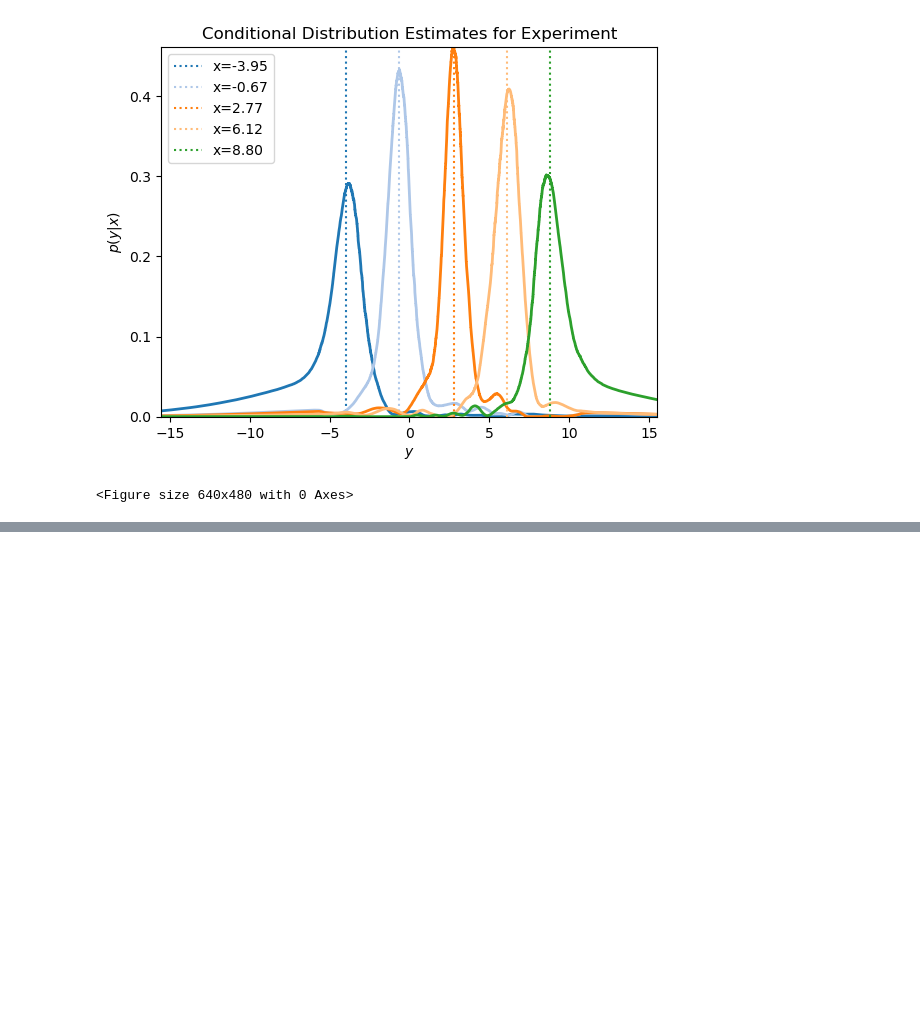
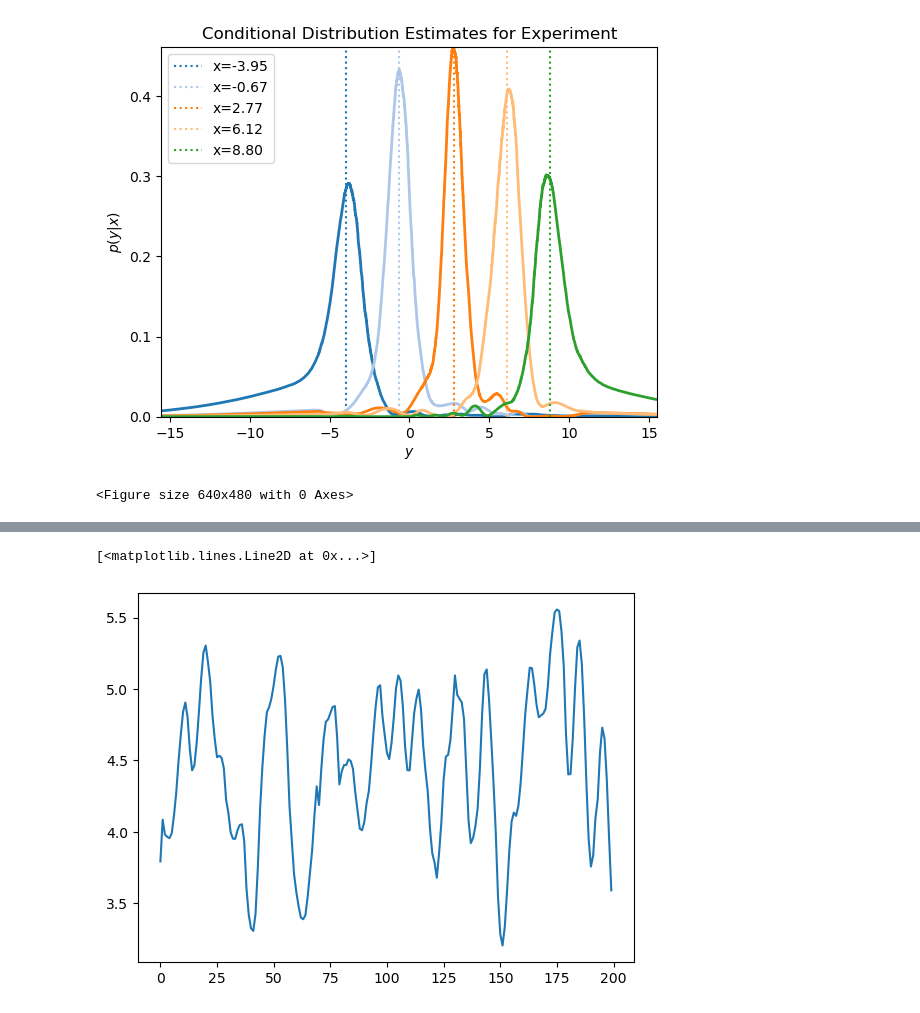
Before and after one commit to hsanter/DAPyr-nle, a Jupyter notebook: src/notebooks/SanterPoterjoy26.ipynb, the cells around one changed output, grey strips where cells are left out. Saved outputs shown, nothing was run; the diff lists cells and outputs as text; code cells hidden in the pictures; blank space fills up the shorter version.

```diff
--- a/src/notebooks/SanterPoterjoy26.ipynb
+++ b/src/notebooks/SanterPoterjoy26.ipynb
@@ -16,6 +16,7 @@ reload(dap)
 np.set_printoptions(suppress=True)
 # %%
 poep = {'mu': 0, 'sigma': 2.0}
+uoep = {'mu': 0, 'sigma': 2.0}
 poep_gaus_lg = {'mu': 0, 'sigma': 1.8}
 poep_gaus_cauchy = {'mu': 0, 'sigma': 0.5}
 # original experiments were gamma = 0.2!
@@ -176,3 +218,34 @@ plot_pab(x_train, y_train, pab, plot_states=True)
 # %% [output]
 [figure]
 <Figure size 640x480 with 0 Axes>
+# %%
+knn = 0.1
+# original experiments!
+#bw = 0.02
+#knn = 0.1
+klb=0.0
+e_nlh_kecd = dap.Expt('e_sd_kecd', {'expt_flag': 3,
+                       'model_flag':2,
+                       'localize':1,
+                       'obf': 4,
+                       'seed': 58,
+                       'qc_flag': 0,
+                       'h_flag': 2,
+                       'used_obs_err': 0,
+                       'prescribed_obs_err': 0,
+                       'used_obs_err_params': uoep,
+                       'prescribed_obs_err_params': poep,
+                       'save_keest_pab':1,
+                       'force_hx_identity': False,
+                       'Ne':80,
+                       'T': 200,
+                       'T_train': 100,
+                       'nle_type': 5,
+                       'nle_every': 50,
+                       'Neig': 50,
+                       'knn_frac': knn,
+                       'bw_dm': 'knn_adaptive',
+                       'klb':klb,
+                       'debug_nle_noDA': False})
+# %%
+dap.runDA(e_nlh_kecd)
@@ -178,0 +288,5 @@ plot_pab(x_train, y_train, pab, plot_states=True)
+# %%
+plt.plot(e_nlh_kecd.rmse)
+# %% [output]
+[<matplotlib.lines.Line2D at 0x...>]
+[figure, added]
```
Also changed, not shown: parts of 4 cells of this notebook, 1 other file.
